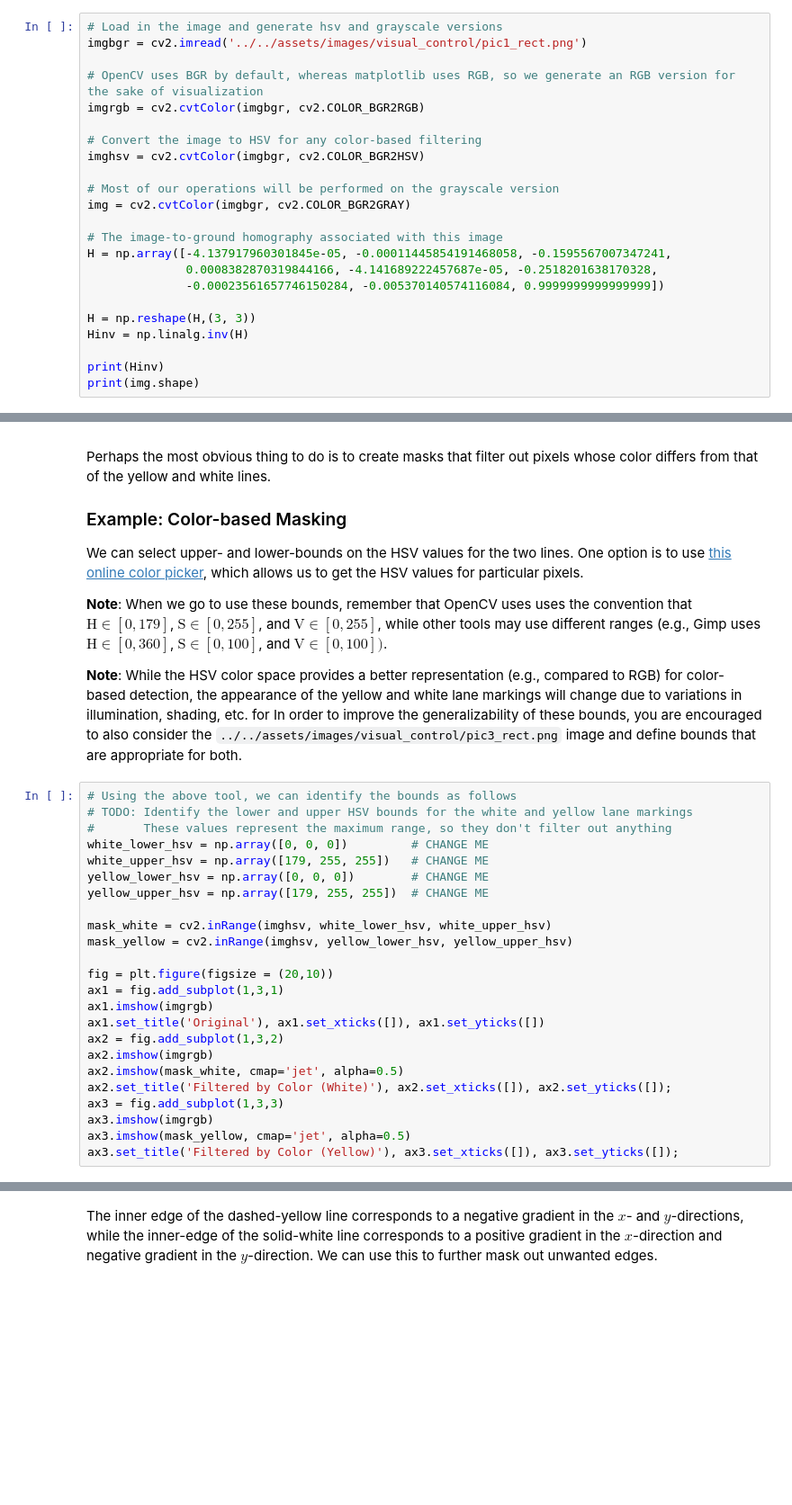
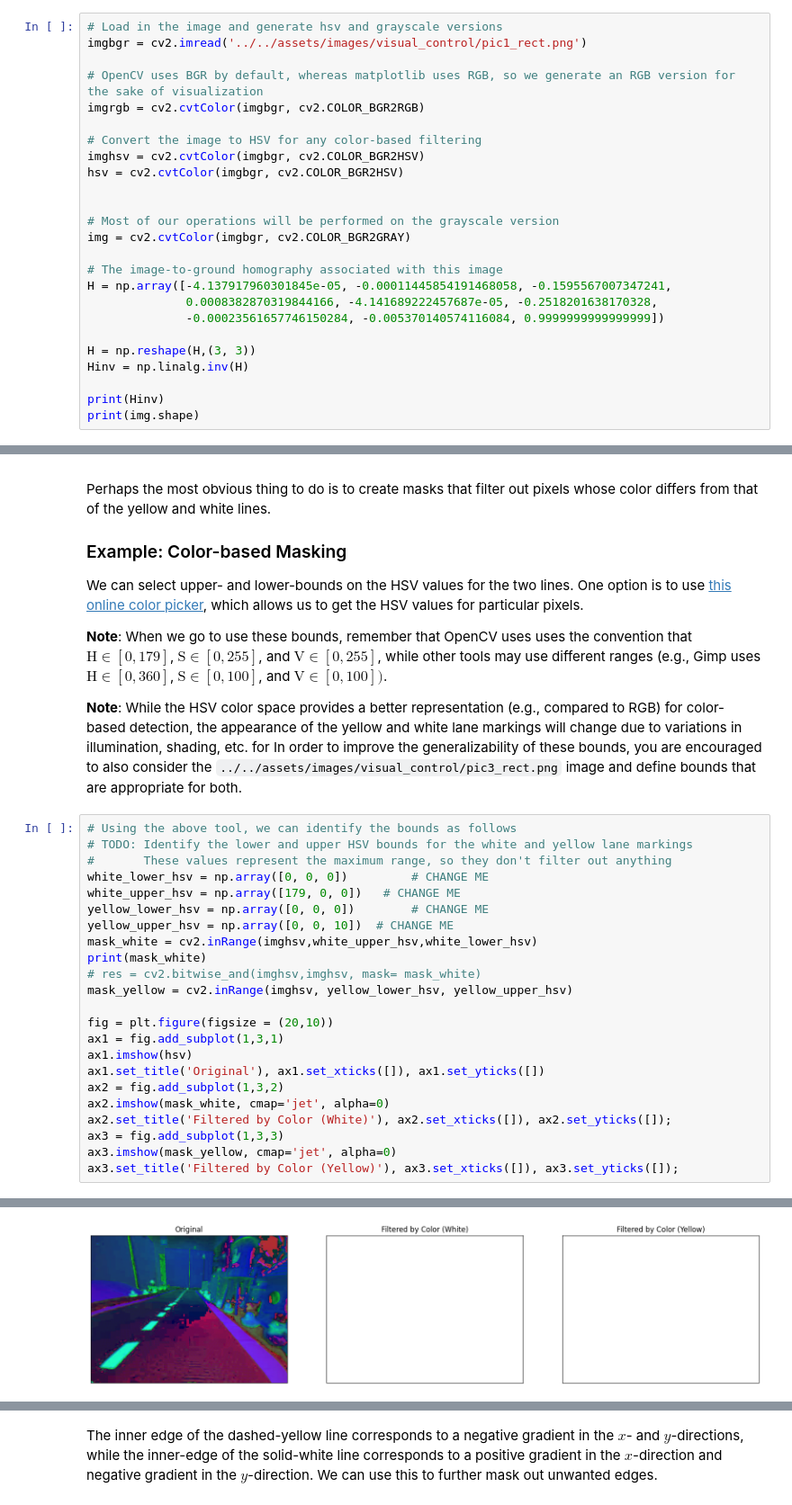
Before and after one commit to romulo-goes/duckietown-lx, a Jupyter notebook: visual-lane-servoing/notebooks/05-Visual-Servoing/visual_servoing_activity.ipynb, the cells around one changed output, grey strips where cells are left out. Shown at 90% size. Cells and saved outputs as stored; diff of their text form; blank space fills up the shorter version.

```diff
--- a/visual-lane-servoing/notebooks/05-Visual-Servoing/visual_servoing_activity.ipynb
+++ b/visual-lane-servoing/notebooks/05-Visual-Servoing/visual_servoing_activity.ipynb
@@ -75,6 +75,8 @@ imgrgb = cv2.cvtColor(imgbgr, cv2.COLOR_BGR2RGB)
 
 # Convert the image to HSV for any color-based filtering
 imghsv = cv2.cvtColor(imgbgr, cv2.COLOR_BGR2HSV)
+hsv = cv2.cvtColor(imgbgr, cv2.COLOR_BGR2HSV)
+
 
 # Most of our operations will be performed on the grayscale version
 img = cv2.cvtColor(imgbgr, cv2.COLOR_BGR2GRAY)
@@ -251,22 +242,22 @@ We can select upper- and lower-bounds on the HSV values for the two lines. One o
 # TODO: Identify the lower and upper HSV bounds for the white and yellow lane markings
 #       These values represent the maximum range, so they don't filter out anything
 white_lower_hsv = np.array([0, 0, 0])         # CHANGE ME
-white_upper_hsv = np.array([179, 255, 255])   # CHANGE ME
+white_upper_hsv = np.array([179, 0, 0])   # CHANGE ME
 yellow_lower_hsv = np.array([0, 0, 0])        # CHANGE ME
-yellow_upper_hsv = np.array([179, 255, 255])  # CHANGE ME
-
-mask_white = cv2.inRange(imghsv, white_lower_hsv, white_upper_hsv)
+yellow_upper_hsv = np.array([0, 0, 10])  # CHANGE ME
+mask_white = cv2.inRange(imghsv,white_upper_hsv,white_lower_hsv)
+print(mask_white)
+# res = cv2.bitwise_and(imghsv,imghsv, mask= mask_white)
 mask_yellow = cv2.inRange(imghsv, yellow_lower_hsv, yellow_upper_hsv)
 
 fig = plt.figure(figsize = (20,10))
 ax1 = fig.add_subplot(1,3,1)
-ax1.imshow(imgrgb)
+ax1.imshow(hsv)
 ax1.set_title('Original'), ax1.set_xticks([]), ax1.set_yticks([])
 ax2 = fig.add_subplot(1,3,2)
-ax2.imshow(imgrgb)
-ax2.imshow(mask_white, cmap='jet', alpha=0.5)
+ax2.imshow(mask_white, cmap='jet', alpha=0)
 ax2.set_title('Filtered by Color (White)'), ax2.set_xticks([]), ax2.set_yticks([]);
 ax3 = fig.add_subplot(1,3,3)
-ax3.imshow(imgrgb)
-ax3.imshow(mask_yellow, cmap='jet', alpha=0.5)
+ax3.imshow(mask_yellow, cmap='jet', alpha=0)
 ax3.set_title('Filtered by Color (Yellow)'), ax3.set_xticks([]), ax3.set_yticks([]);
+# %% [output]
@@ -273,3 +271,4 @@ ax3.set_title('Filtered by Color (Yellow)'), ax3.set_xticks([]), ax3.set_yticks(
+[figure, added]
 # %% [markdown]
 ## Edge-based Masking
 
```
Also changed, not shown: parts of 8 cells of this notebook.
